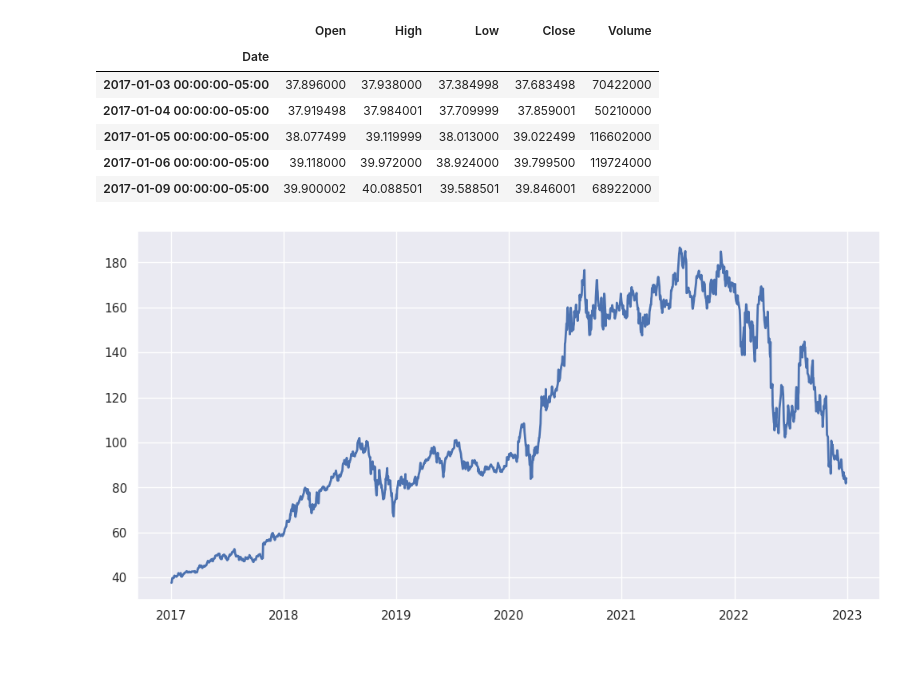
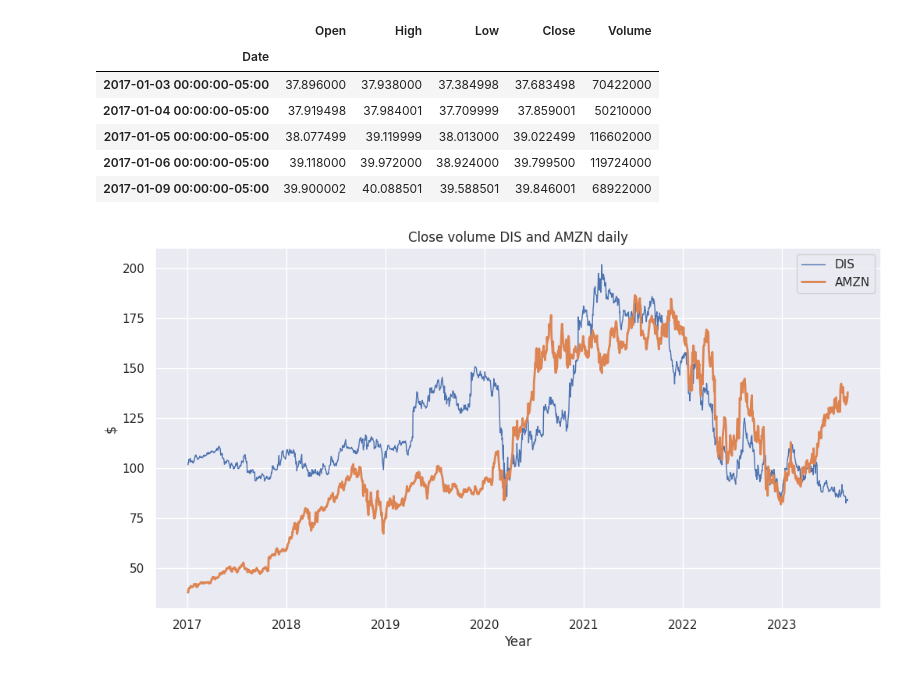
Before and after one commit to LyubovKazlova/TS, a Jupyter notebook: TS_1.ipynb, the cells around one changed output. Saved outputs shown, nothing was run; the diff lists cells and outputs as text; code cells hidden in the pictures.

```diff
--- a/TS_1.ipynb
+++ b/TS_1.ipynb
@@ -46,13 +47,13 @@ sns.set()
 %matplotlib inline
 warnings.filterwarnings("ignore")
 # %%
-def get_price_data(ticker='DIS'):
+def get_price_data(ticker):
     tickerData = yf.Ticker(ticker)
-    tickerDf = tickerData.history(period='1d', start='2017-1-1', end='2023-1-1')
+    tickerDf = tickerData.history(period = '1d', start = '2017-1-1', end = '2023-9-1')
     return tickerDf.iloc[:, :5]
 # %%
 # get price data (return pandas dataframe)
-df_dis = get_price_data()
+df_dis = get_price_data('DIS')
 # %%
 df_dis.head()
 # %% [output]
@@ -66,11 +67,6 @@ df_dis.head()
-# %%
-def get_price_data(ticker='AMZN'):
-    tickerData = yf.Ticker(ticker)
-    tickerDf = tickerData.history(period='1d', start='2017-1-1', end='2023-1-1')
-    return tickerDf.iloc[:, :5]
 # %%
 # get price data (return pandas dataframe)
-df_am = get_price_data()
+df_am = get_price_data('AMZN')
 # %%
 df_am.head()
 # %% [output]
@@ -83,7 +79,12 @@ df_am.head()
 | 2017-01-09 00:00:00-05:00 | 39.900002 | 40.088501 | 39.588501 | 39.846001 | 68922000 |
 # %%
 plt.figure(figsize=(12, 6))
-plt.plot(df_dis['Close'], linewidth=2.0)
+plt.title('Close volume DIS and AMZN daily')
+plt.xlabel('Year')
+plt.ylabel('$')
+plt.plot(df_dis['Close'],label = 'DIS', linewidth=1.0)
+plt.plot(df_am['Close'], label = 'AMZN', linewidth=2.0)
+plt.legend()
 plt.show()
 # %% [output]
-[figure, old version]
+[figure, new version]
```
Also changed, not shown: parts of 41 cells of this notebook.
